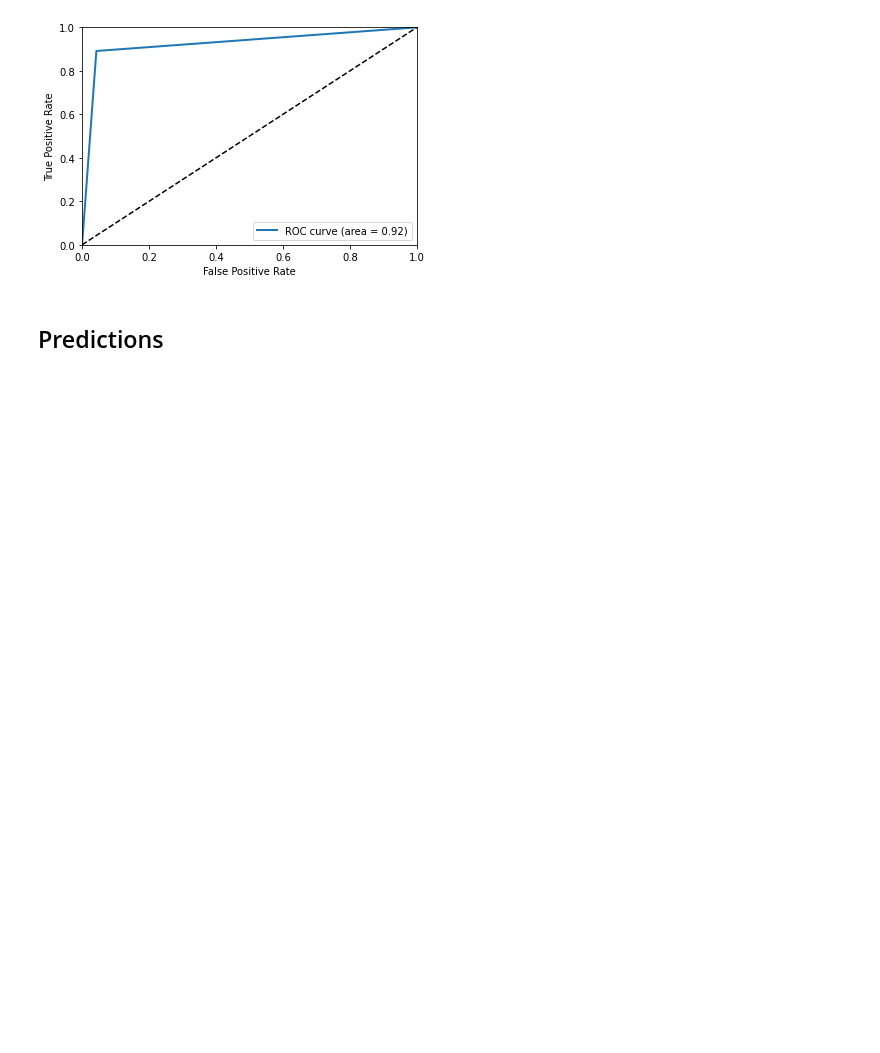
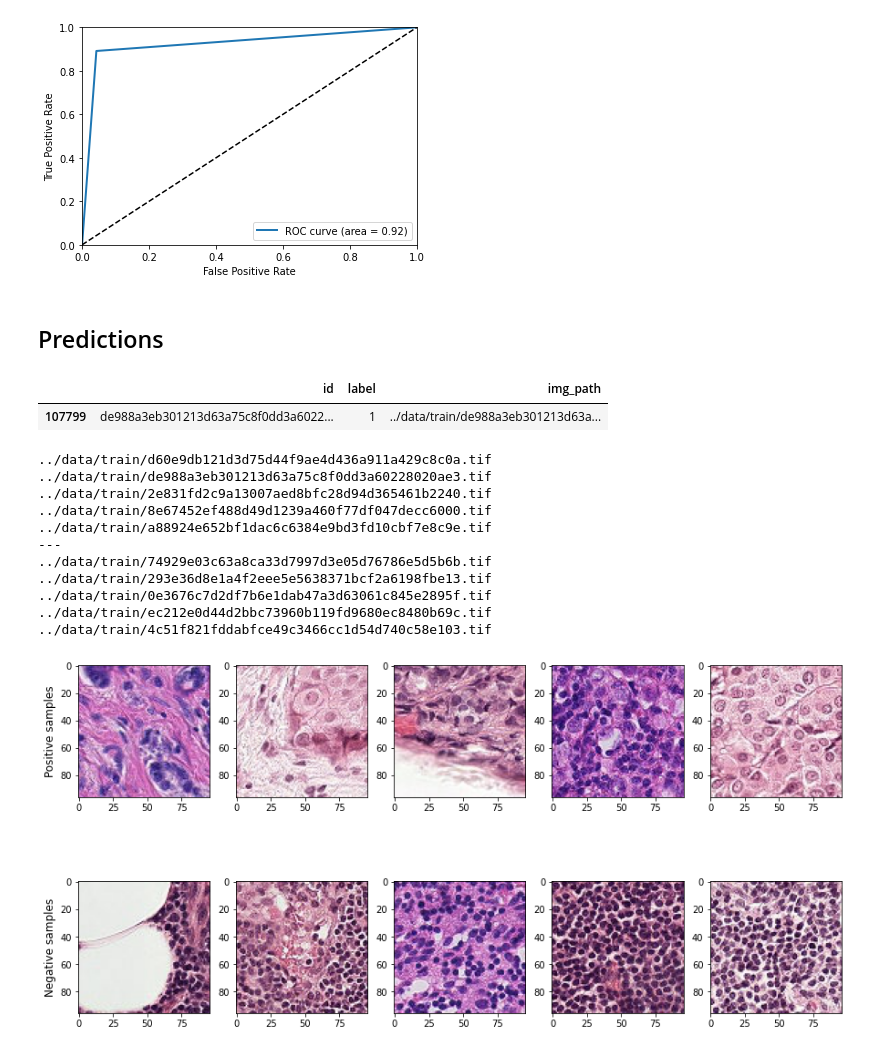
Before and after one commit to ErickDiaz/histopathologic-cancer-detection, a Jupyter notebook: code/train_model.ipynb, the cells around one changed output. Saved outputs shown, nothing was run; the diff lists cells and outputs as text; code cells hidden in the pictures; blank space fills up the shorter version.

```diff
--- a/code/train_model.ipynb
+++ b/code/train_model.ipynb
@@ -424,3 +424,6 @@ def read_tif_image(path):
     raw_image = cv2.imread(path)
     b,g,r = cv2.split(raw_image)
     return cv2.merge([r,g,b])
+# %%
+positive_examples_ids = np.where(np.array(y_hat) == 1)
+negative_examples_ids = np.where(np.array(y_hat) == 0)
@@ -427,14 +432,39 @@ def read_tif_image(path):
+# %%
+test_labels[test_labels.id == "de988a3eb301213d63a75c8f0dd3a60228020ae3"]
+# %% [output]
+|  | id | label | img_path |
+| 107799 | de988a3eb301213d63a75c8f0dd3a6022... | 1 | ../data/train/de988a3eb301213d63a... |
 # %%
 fix, ax = plt.subplots(2,5, figsize=(15,8))
 
 ax[0,0].set_ylabel('Positive samples', size='large')
 ax[1,0].set_ylabel('Negative samples', size='large')
 # Positive
-for i, image in enumerate(positive_examples['id'][:5]):
-    image_path = TRAIN_PATH + image + ".tif"
+for i,idx in enumerate(positive_examples_ids[0][:5]):
+    image_id = img_pred_id[idx]
+
+    image_path = train_path + image_id + ".tif"
+    print(image_path)
     ax[0,i].imshow(read_tif_image(image_path))
 
 #Negative
-for i, image in enumerate(negative_examples['id'][:5]):
-    image_path = TRAIN_PATH + image + ".tif"
+print("---")
+for i,idx in enumerate(negative_examples_ids[0][:5]):
+    image_id = img_pred_id[idx]
+
+    image_path = train_path + image_id + ".tif"
+    print(image_path)
     ax[1,i].imshow(read_tif_image(image_path))
+# %% [output]
+../data/train/d60e9db121d3d75d44f9ae4d436a911a429c8c0a.tif
+../data/train/de988a3eb301213d63a75c8f0dd3a60228020ae3.tif
+../data/train/2e831fd2c9a13007aed8bfc28d94d365461b2240.tif
+../data/train/8e67452ef488d49d1239a460f77df047decc6000.tif
+../data/train/a88924e652bf1dac6c6384e9bd3fd10cbf7e8c9e.tif
+---
+../data/train/74929e03c63a8ca33d7997d3e05d76786e5d5b6b.tif
+../data/train/293e36d8e1a4f2eee5e5638371bcf2a6198fbe13.tif
+../data/train/0e3676c7d2df7b6e1dab47a3d63061c845e2895f.tif
+../data/train/ec212e0d44d2bbc73960b119fd9680ec8480b69c.tif
+../data/train/4c51f821fddabfce49c3466cc1d54d740c58e103.tif
+[figure, added]
```
Also changed, not shown: parts of 1 cell of this notebook.
